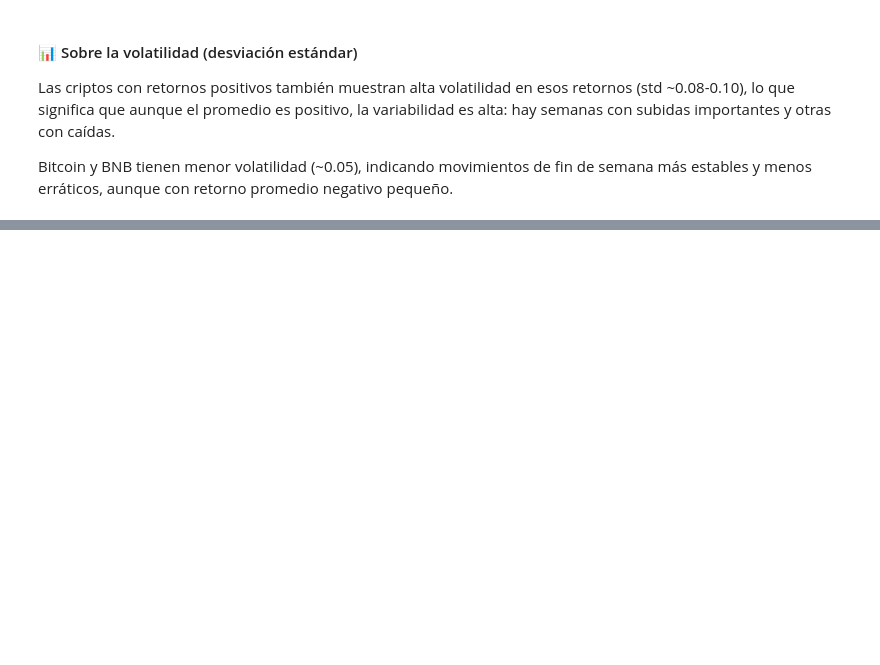
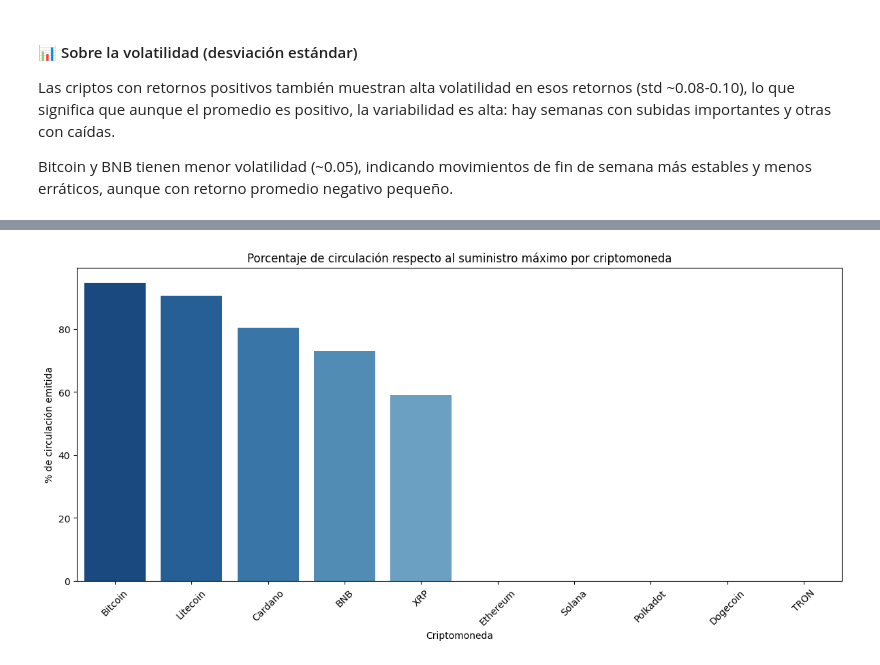
Before and after one commit to TraversaOlazabal/Data-Science-2---ML, a Jupyter notebook: CriptoAnalytics_AlejandroTraversaOlazabal.ipynb, the cells around one changed output, grey strips where cells are left out. Cells and saved outputs as stored; diff of their text form; code cells hidden in the pictures; blank space fills up the shorter version.

```diff
--- a/CriptoAnalytics_AlejandroTraversaOlazabal.ipynb
+++ b/CriptoAnalytics_AlejandroTraversaOlazabal.ipynb
@@ -1747,0 +1822,17 @@ Bitcoin y BNB tienen menor volatilidad (~0.05), indicando movimientos de fin de
+# %%
+# Tomar el último valor por criptomoneda
+df_latest_circulation = df_merged.sort_values('date').groupby('name').tail(1)
+
+# Seleccionar columnas clave y convertir a %
+df_circulation = df_latest_circulation[['name', 'circulating_supply', 'max_supply', 'circulation_ratio']].copy()
+df_circulation['circulation_ratio'] = df_circulation['circulation_ratio'] * 100
+
+# Redondear para mostrar
+df_circulation = df_circulation.round({'circulating_supply': 2, 'max_supply': 2, 'circulation_ratio': 2})
+df_circulation = df_circulation.sort_values('circulation_ratio', ascending=False)
+
+# Renombrar columna para mejor presentación
+df_circulation.rename(columns={'circulation_ratio': 'circulación_%'}, inplace=True)
+
+# Mostrar resultados
+df_circulation
@@ -1747,0 +1851,21 @@ Bitcoin y BNB tienen menor volatilidad (~0.05), indicando movimientos de fin de
+# %%
+import seaborn as sns
+import matplotlib.pyplot as plt
+
+plt.figure(figsize=(12,6))
+sns.barplot(
+    data=df_circulation,
+    x='name',
+    y='circulación_%',
+    hue='name',               # 🔹 Obligatorio si usás palette
+    palette='Blues_r',
+    legend=False              # 🔹 Ocultamos la leyenda innecesaria
+)
+plt.title('Porcentaje de circulación respecto al suministro máximo por criptomoneda')
+plt.ylabel('% de circulación emitida')
+plt.xlabel('Criptomoneda')
+plt.xticks(rotation=45)
+plt.tight_layout()
+plt.show()
+# %% [output]
+[figure, added]
```
Also changed, not shown: parts of 16 cells of this notebook.
